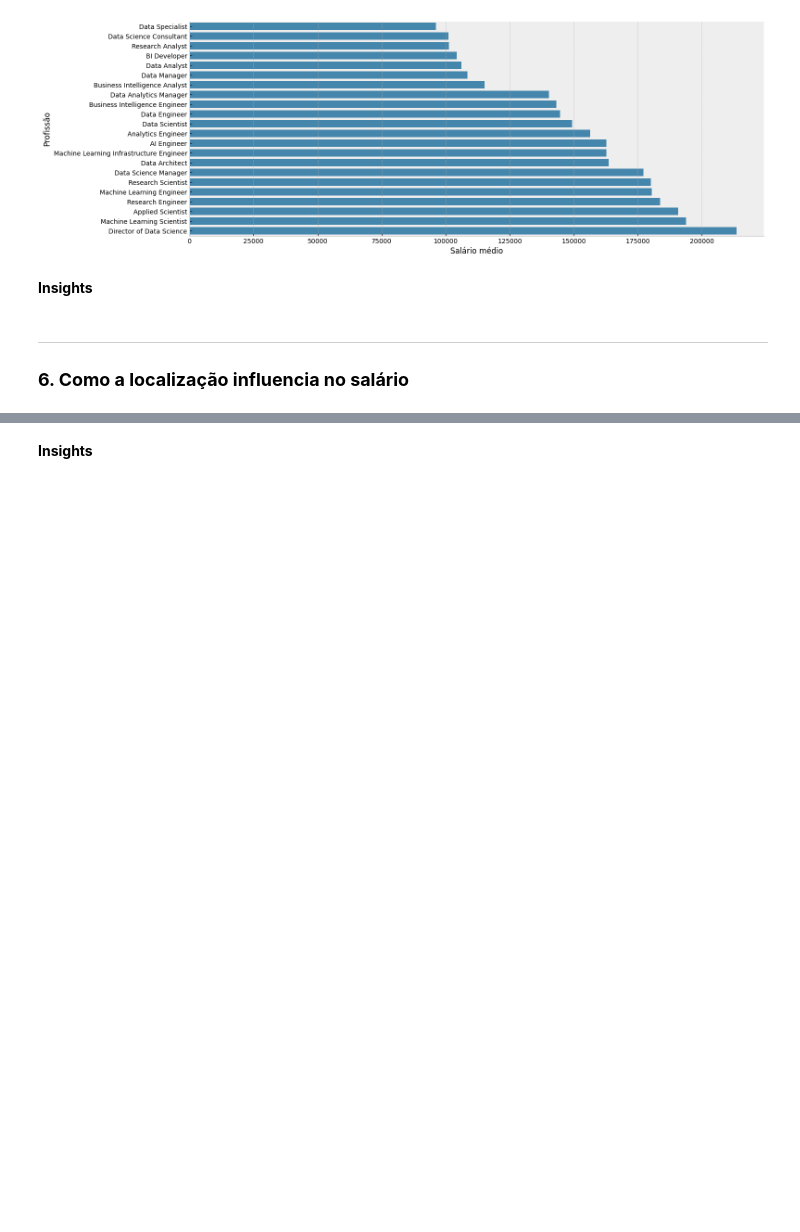
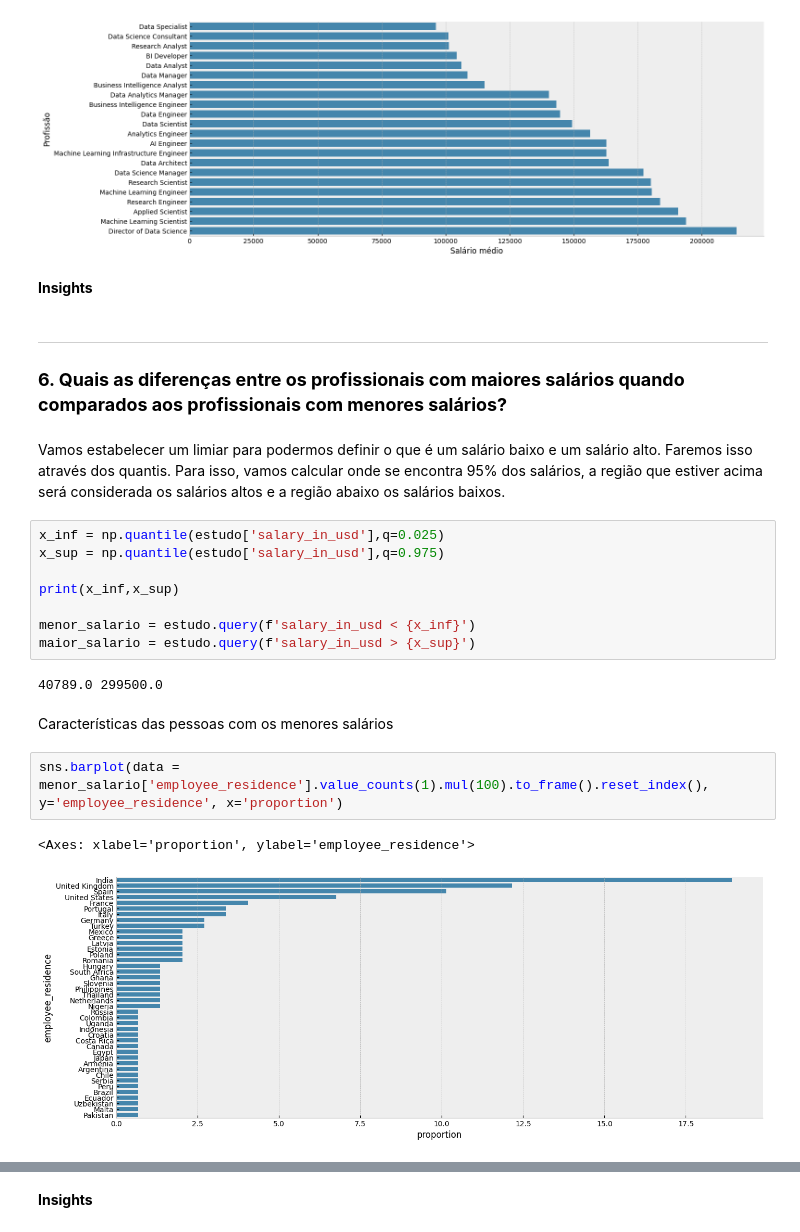
Before and after one commit to Alexandre-Esposte/dive-into-data-careers, a Jupyter notebook: notebook/data_careers_analysis.ipynb, the cells around one changed output, grey strips where cells are left out. Drawn from its saved outputs; the diff is of its cells as text; blank space fills up the shorter version.

```diff
--- a/notebook/data_careers_analysis.ipynb
+++ b/notebook/data_careers_analysis.ipynb
@@ -1081,6 +1081,25 @@ Text(0.5, 0, 'Salário médio')
 [figure]
 # %% [markdown]
 **Insights**
-# %% [markdown]
----
-### **6. Como a localização influencia no salário**
+# %% [markdown]
+---
+### **6. Quais as diferenças entre os profissionais com maiores salários quando comparados aos profissionais com menores salários?**
+# %% [markdown]
+Vamos estabelecer um limiar para podermos definir o que é um salário baixo e um salário alto. Faremos isso através dos quantis. Para isso, vamos calcular onde se encontra 95% dos salários, a região que estiver acima será considerada os salários altos e a região abaixo os salários baixos.
+# %%
+x_inf = np.quantile(estudo['salary_in_usd'],q=0.025)
+x_sup = np.quantile(estudo['salary_in_usd'],q=0.975)
+
+print(x_inf,x_sup)
+
+menor_salario = estudo.query(f'salary_in_usd < {x_inf}')
+maior_salario = estudo.query(f'salary_in_usd > {x_sup}')
+# %% [output]
+40789.0 299500.0
+# %% [markdown]
+Características das pessoas com os menores salários
+# %%
+sns.barplot(data = menor_salario['employee_residence'].value_counts(1).mul(100).to_frame().reset_index(), y='employee_residence', x='proportion')
+# %% [output]
+<Axes: xlabel='proportion', ylabel='employee_residence'>
+[figure, added]
```
Also changed, not shown: parts of 12 cells of this notebook.
